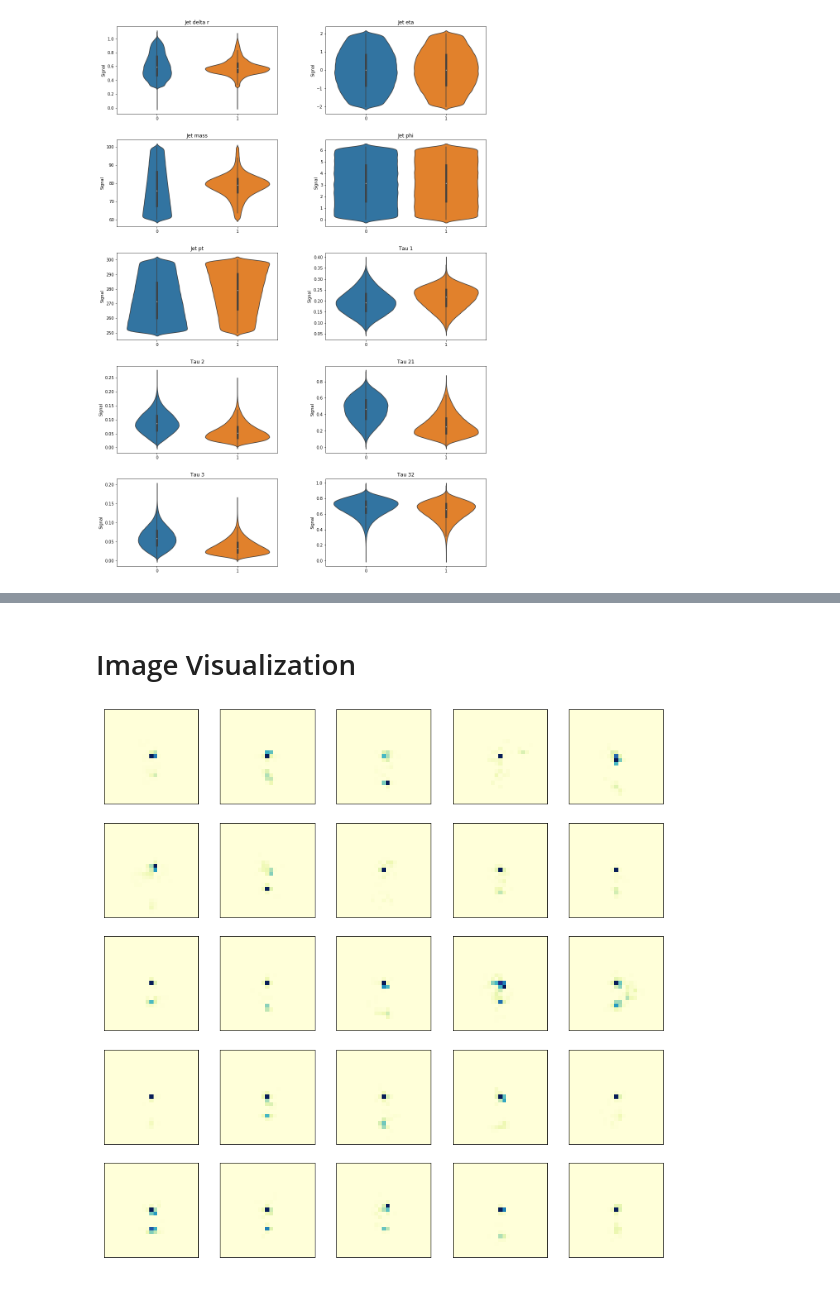
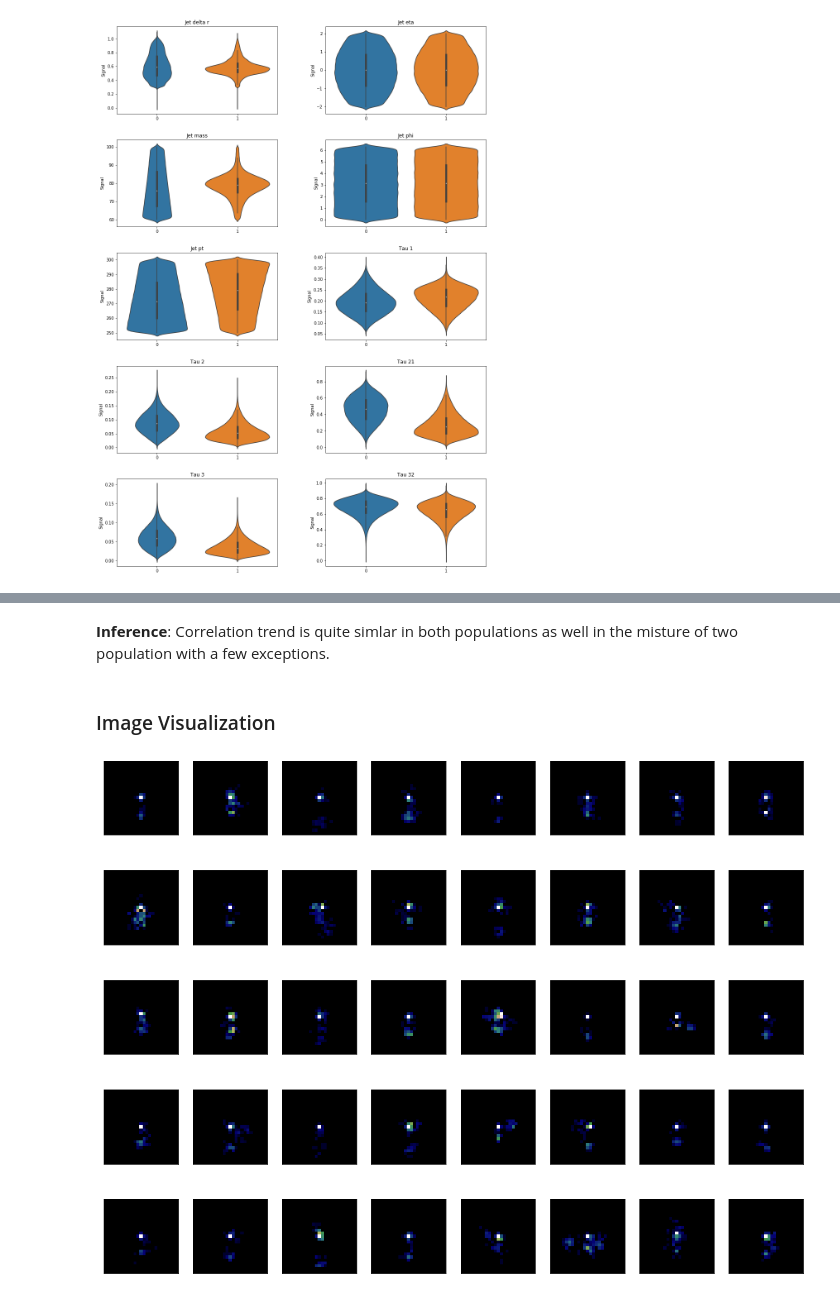
Before and after one commit to itsayushthada/Particle-Physics-Experiments, a Jupyter notebook: LAGAN/Analysis/EDA.ipynb, the cells around one changed output, grey strips where cells are left out. Drawn from its saved outputs; the diff is of its cells as text; code cells hidden in the pictures.

```diff
--- a/LAGAN/Analysis/EDA.ipynb
+++ b/LAGAN/Analysis/EDA.ipynb
@@ -189,6 +218,6 @@ plt.show()
 # %%
-plt.rcParams["figure.figsize"] = 16, 16
+plt.rcParams["figure.figsize"] = 12, 10
 
-sns.pairplot(pd.DataFrame(df), kind=kde)
+sns.heatmap(pd.DataFrame(df).corr(), annot=True, cmap="gist_earth")
 plt.show()
 # %% [output]
@@ -200,6 +227,14 @@ KeyboardInterrupt: ignored
 Conditioned on Signal Variable
-# %%
-plt.rcParams["figure.figsize"] = 16, 16
-
-sns.pairplot(iris, hue="signal", markers=["o", "D"])
-plt.show()
+# %%
+plt.rcParams["figure.figsize"] = 20, 8
+
+idx = (df["signal"] == 1)
+
+plt.subplot(1, 2, 1)
+sns.heatmap((pd.DataFrame(df)[~idx][keys]).corr(), annot=True, cmap="gist_earth")
+plt.title("Correaltion Matrix for 𝟙[Signal=0]")
+
+plt.subplot(1, 2, 2)
+sns.heatmap((pd.DataFrame(df)[idx][keys]).corr(), annot=True, cmap="gist_earth")
+plt.title("Correaltion Matrix for 𝟙[Signal=1]")
+plt.show()
@@ -206,14 +243,16 @@ plt.show()
+# %% [markdown]
+**Inference**: Correlation trend is quite simlar in both populations as well in the misture of two population with a few exceptions.
 # %% [markdown]
-# Image Visualization
+### Image Visualization
 # %%
-plt.rcParams["figure.figsize"] = 14, 14
+plt.rcParams["figure.figsize"] = 18, 14
 
-for i in range(25):
-    plt.subplot(5, 5, i+1)
-    plt.imshow(images[np.random.randint(0, images.shape[0])], cmap="YlGnBu")
+for i in range(40):
+    plt.subplot(5, 8, i+1)
+    plt.imshow(images[np.random.randint(0, images.shape[0])], cmap="gist_earth")
     plt.xticks([])
     plt.yticks([])
 
 plt.show()
 # %% [output]
-[figure, old version]
+[figure, new version]
```
Also changed, not shown: parts of 23 cells of this notebook.
